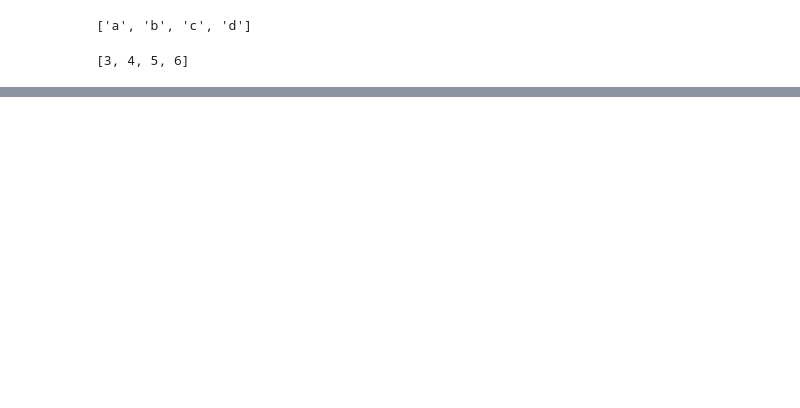
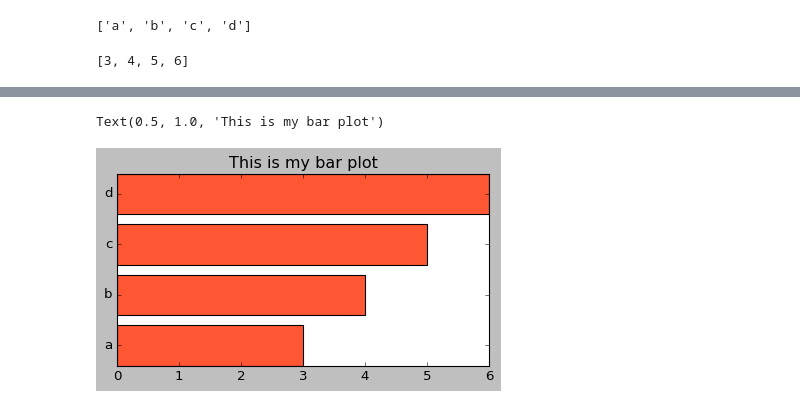
Before and after one commit to omkarpattnaik8080/Matplotlib01, a Jupyter notebook: MatplotlibComplete.ipynb, the cells around one changed output, grey strips where cells are left out. Drawn from its saved outputs; the diff is of its cells as text; code cells hidden in the pictures; blank space fills up the shorter version.

```diff
--- a/MatplotlibComplete.ipynb
+++ b/MatplotlibComplete.ipynb
@@ -356,0 +358,8 @@ plt.bar(x,y)
+# %%
+#the above graph can be also represented horizontally
+plt.figure(figsize=(6,3)) #6 inches in x axis and 3 inches in y axis
+plt.barh(x,y,color="#FF5733")
+plt.title("This is my bar plot")
+# %% [output]
+Text(0.5, 1.0, 'This is my bar plot')
+[figure, added]
```
Also changed, not shown: parts of 15 cells of this notebook.
